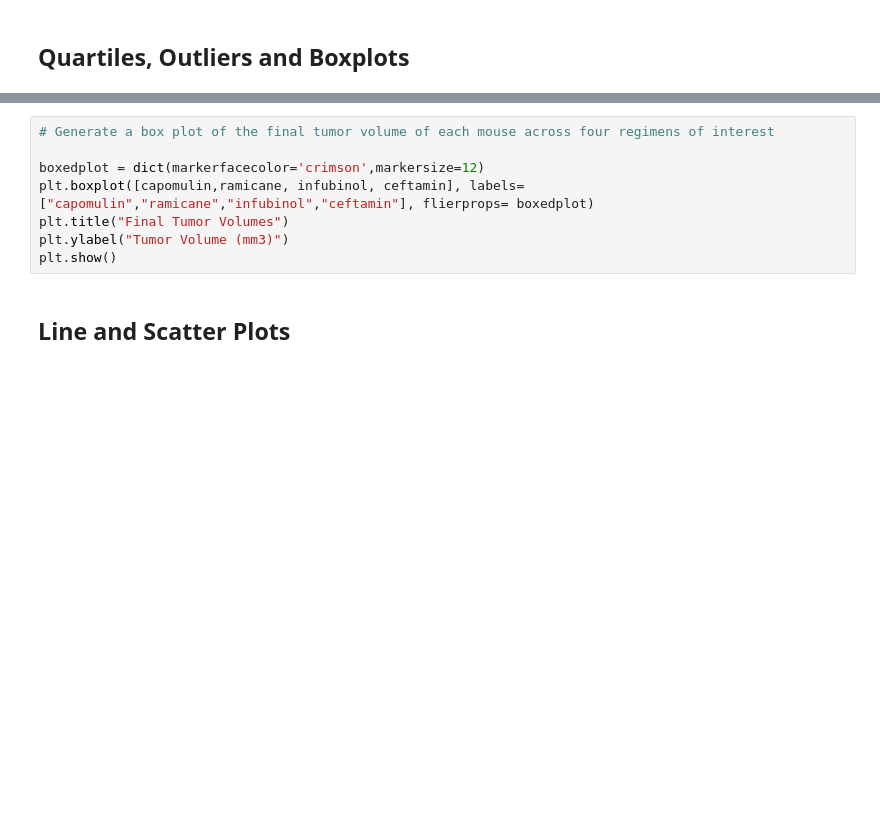
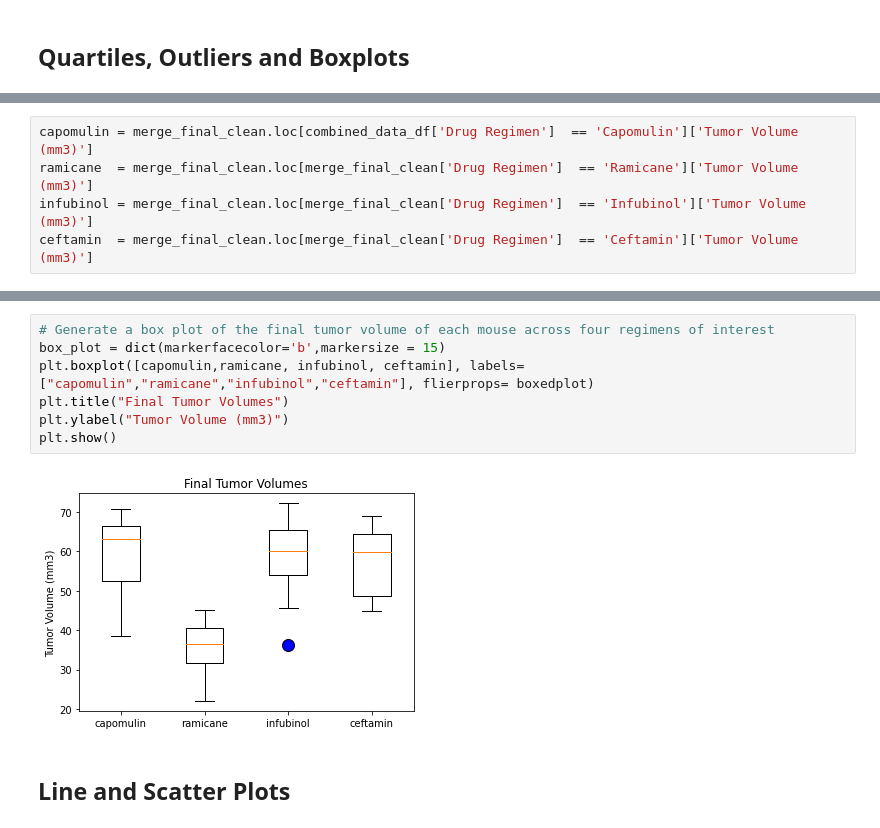
Before and after one commit to Nickoranteng/Matplotlib, a Jupyter notebook: Matplotlib-Project/01-Case-Assignment/Instructions/Pymaceuticals/pymaceuticals_starter.ipynb, the cells around one changed output, grey strips where cells are left out. Cells and saved outputs as stored; diff of their text form; blank space fills up the shorter version.

```diff
--- a/Matplotlib-Project/01-Case-Assignment/Instructions/Pymaceuticals/pymaceuticals_starter.ipynb
+++ b/Matplotlib-Project/01-Case-Assignment/Instructions/Pymaceuticals/pymaceuticals_starter.ipynb
@@ -229 +211,6 @@ tumor_final_vol
+# %%
+capomulin = merge_final_clean.loc[combined_data_df['Drug Regimen']  == 'Capomulin']['Tumor Volume (mm3)']
+ramicane  = merge_final_clean.loc[merge_final_clean['Drug Regimen']  == 'Ramicane']['Tumor Volume (mm3)']
+infubinol = merge_final_clean.loc[merge_final_clean['Drug Regimen']  == 'Infubinol']['Tumor Volume (mm3)']
+ceftamin  = merge_final_clean.loc[merge_final_clean['Drug Regimen']  == 'Ceftamin']['Tumor Volume (mm3)']
 # %%
@@ -285,12 +269,13 @@ Below 25.36 is an outlier for Ceftamin
 Above 87.67 is an outlier for Ceftamin
 # %%
 # Generate a box plot of the final tumor volume of each mouse across four regimens of interest
-
-boxedplot = dict(markerfacecolor='crimson',markersize=12)
+box_plot = dict(markerfacecolor='b',markersize = 15)
 plt.boxplot([capomulin,ramicane, infubinol, ceftamin], labels=["capomulin","ramicane","infubinol","ceftamin"], flierprops= boxedplot)
 plt.title("Final Tumor Volumes")
 plt.ylabel("Tumor Volume (mm3)")
 plt.show()
+# %% [output]
+[figure, added]
 # %% [markdown]
 ## Line and Scatter Plots
 # %%
```
Also changed, not shown: parts of 12 cells of this notebook.
